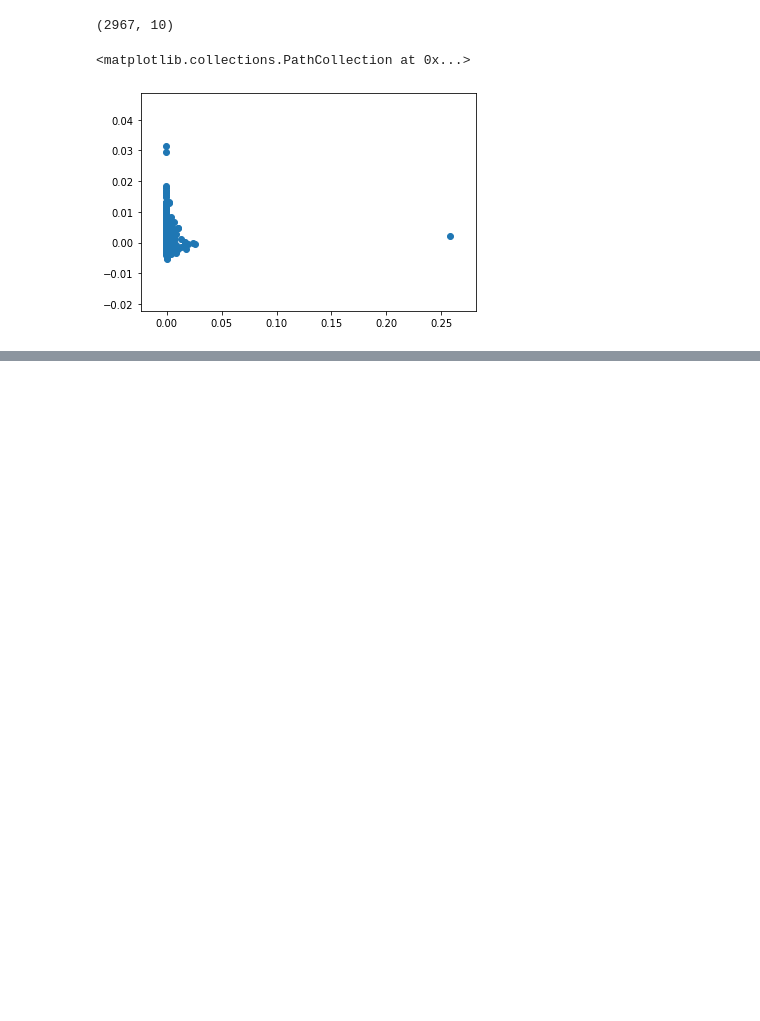
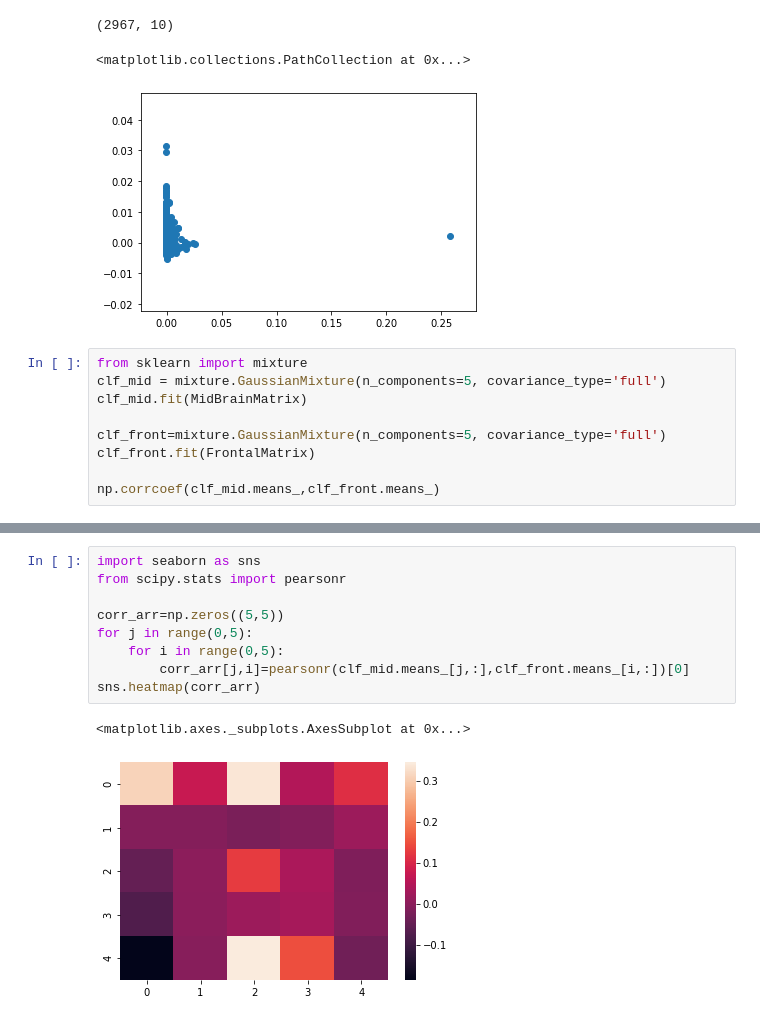
Before and after one commit to mariakesa/ConnectedLizards_NeuroMatch2020, a Jupyter notebook: GMM.ipynb, the cells around one changed output, grey strips where cells are left out. Saved outputs shown, nothing was run; the diff lists cells and outputs as text; blank space fills up the shorter version.

Commit message:
Heatmap of corrs

```diff
--- a/GMM.ipynb
+++ b/GMM.ipynb
@@ -251,3 +251,12 @@ plt.scatter(pcs[:,0],pcs[:,1])
 (2967, 10)
 <matplotlib.collections.PathCollection at 0x...>
 [figure]
+# %%
+from sklearn import mixture
+clf_mid = mixture.GaussianMixture(n_components=5, covariance_type='full')
+clf_mid.fit(MidBrainMatrix)
+
+clf_front=mixture.GaussianMixture(n_components=5, covariance_type='full')
+clf_front.fit(FrontalMatrix)
+
+np.corrcoef(clf_mid.means_,clf_front.means_)
@@ -253,0 +281,12 @@ plt.scatter(pcs[:,0],pcs[:,1])
+# %%
+import seaborn as sns
+from scipy.stats import pearsonr
+
+corr_arr=np.zeros((5,5))
+for j in range(0,5):
+    for i in range(0,5):
+        corr_arr[j,i]=pearsonr(clf_mid.means_[j,:],clf_front.means_[i,:])[0]
+sns.heatmap(corr_arr)
+# %% [output]
+<matplotlib.axes._subplots.AxesSubplot at 0x...>
+[figure, added]
```
Also changed, not shown: parts of 1 cell of this notebook.
